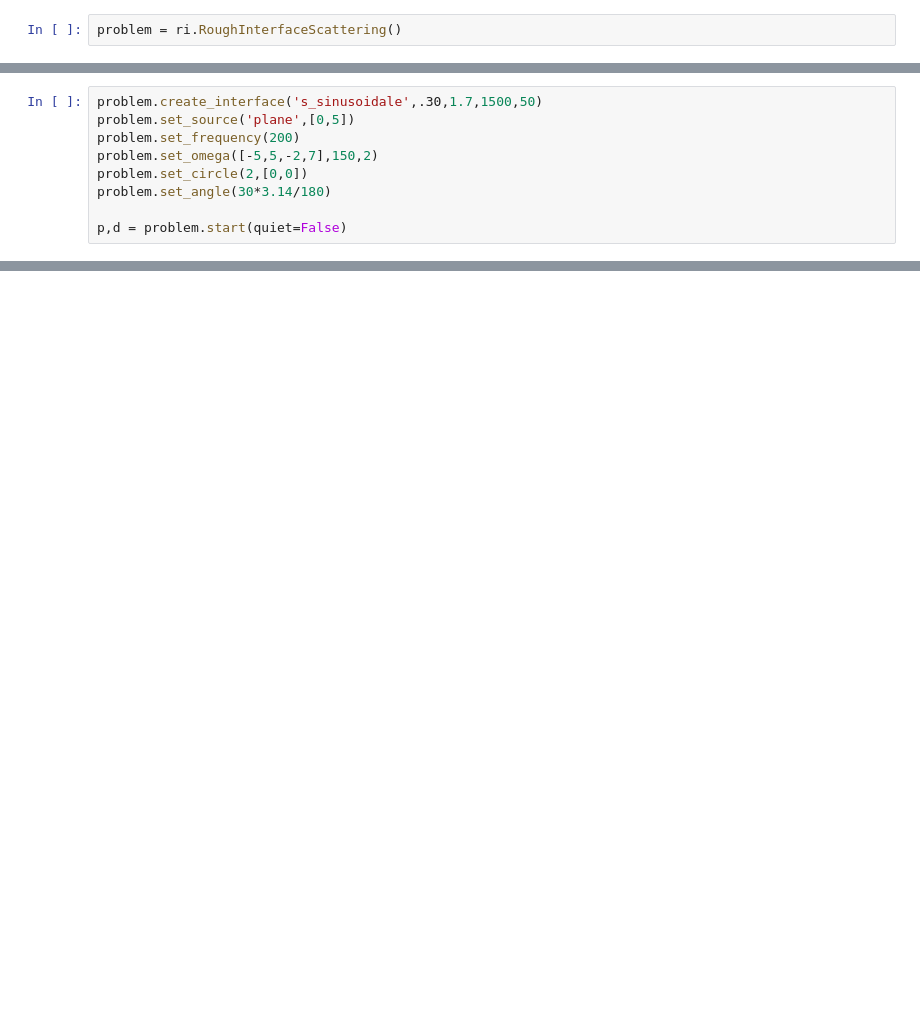
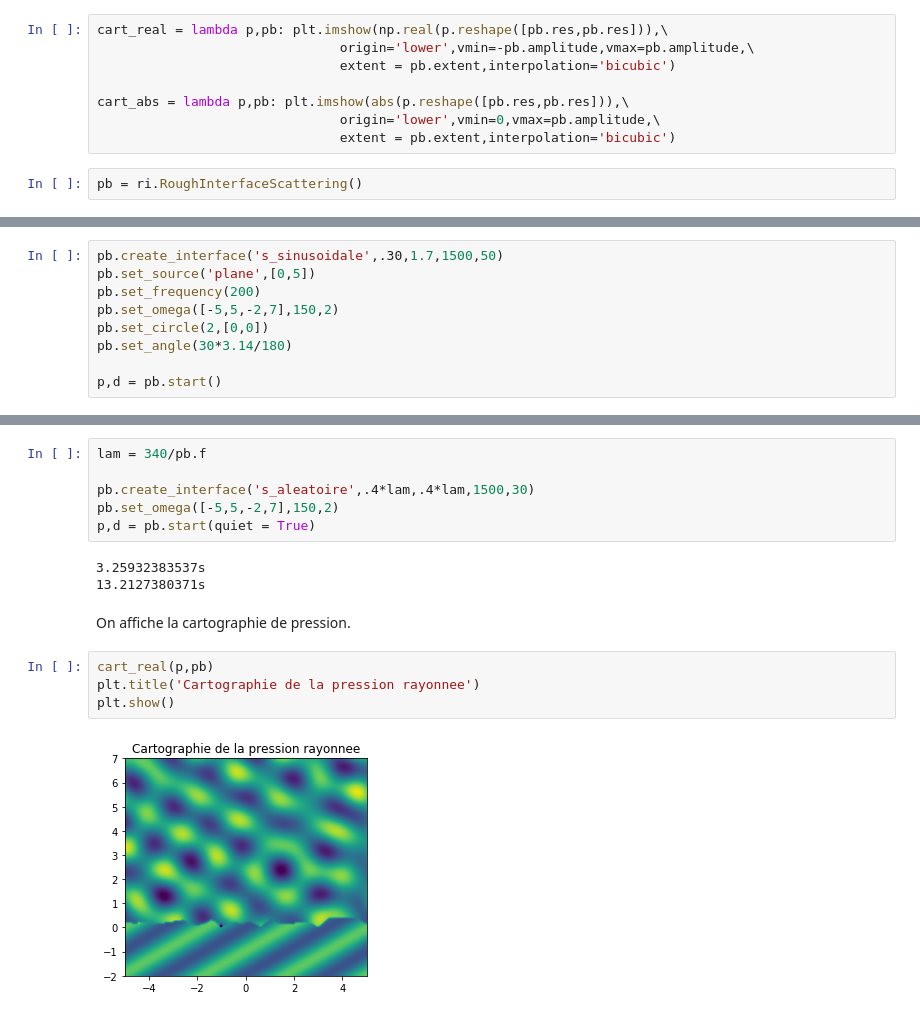
Before and after one commit to caillonantoine/rough-interface, a Jupyter notebook: Avancement.ipynb, the cells around one changed output, grey strips where cells are left out. Saved outputs shown, nothing was run; the diff lists cells and outputs as text; blank space fills up the shorter version.

```diff
--- a/Avancement.ipynb
+++ b/Avancement.ipynb
@@ -7,4 +14,12 @@ import numpy as np
 %matplotlib inline
+# %%
+cart_real = lambda p,pb: plt.imshow(np.real(p.reshape([pb.res,pb.res])),\
+                               origin='lower',vmin=-pb.amplitude,vmax=pb.amplitude,\
+                               extent = pb.extent,interpolation='bicubic')
+
+cart_abs = lambda p,pb: plt.imshow(abs(p.reshape([pb.res,pb.res])),\
+                               origin='lower',vmin=0,vmax=pb.amplitude,\
+                               extent = pb.extent,interpolation='bicubic')
 # %%
-problem = ri.RoughInterfaceScattering()
+pb = ri.RoughInterfaceScattering()
 # %% [markdown]
@@ -12,13 +27,13 @@ problem = ri.RoughInterfaceScattering()
 On remarque que lorsque on utilise une interface sinusoidale avec un certain jeu de paramètres (voir ci dessous), on obtient des couloirs dans l'amplitude de l'onde réfléchie.
 # %%
-problem.create_interface('s_sinusoidale',.30,1.7,1500,50)
-problem.set_source('plane',[0,5])
-problem.set_frequency(200)
-problem.set_omega([-5,5,-2,7],150,2)
-problem.set_circle(2,[0,0])
-problem.set_angle(30*3.14/180)
+pb.create_interface('s_sinusoidale',.30,1.7,1500,50)
+pb.set_source('plane',[0,5])
+pb.set_frequency(200)
+pb.set_omega([-5,5,-2,7],150,2)
+pb.set_circle(2,[0,0])
+pb.set_angle(30*3.14/180)
 
-p,d = problem.start(quiet=False)
+p,d = pb.start()
 # %% [output]
 Simulation de la réflexion d'une onde plane à une interface rugueuse.
 8 processeur(s) utilisé(s)
@@ -32,0 +61,17 @@ Surface lisse au sens de Rayleigh
+# %%
+lam = 340/pb.f
+
+pb.create_interface('s_aleatoire',.4*lam,.4*lam,1500,30)
+pb.set_omega([-5,5,-2,7],150,2)
+p,d = pb.start(quiet = True)
+# %% [output]
+3.25932383537s
+13.2127380371s
+# %% [markdown]
+On affiche la cartographie de pression.
+# %%
+cart_real(p,pb)
+plt.title('Cartographie de la pression rayonnee')
+plt.show()
+# %% [output]
+[figure, added]
```
Also changed, not shown: parts of 20 cells of this notebook, 2 other files.
